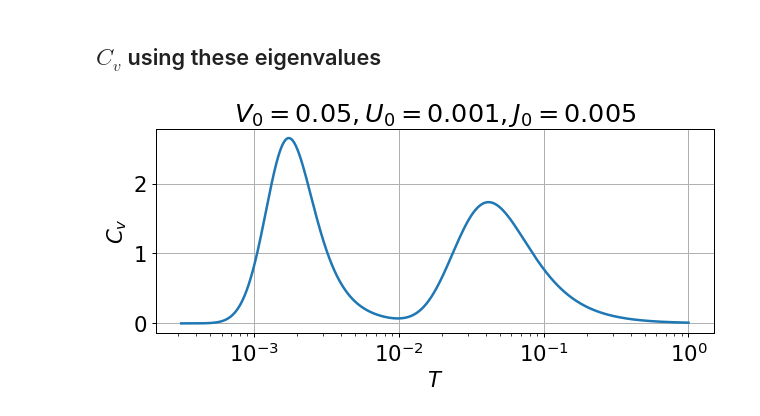
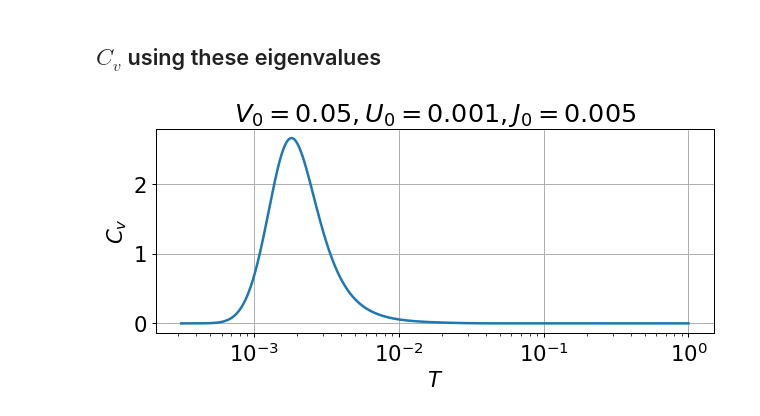
Before and after one commit to abhirup-m/Anderson-Impurity-Model-URG, a Jupyter notebook: reverse_RG/sp_heat.ipynb, the cells around one changed output. Drawn from its saved outputs; the diff is of its cells as text; code cells hidden in the pictures.

```diff
--- a/reverse_RG/sp_heat.ipynb
+++ b/reverse_RG/sp_heat.ipynb
@@ -307,7 +351,7 @@ Ek_0 = np.array([-0.1, 0, 0.1])
 
 # V = 0.1 # 0.01 # 0.001 # 0.019909015762077577
 # J = 0.01 # 0.015838964056748835
-U = 0
+U = 0.001
 K = 0
 V = 0.10964779709214094
 J = 0.008494938927938837
@@ -315,32 +359,38 @@ ed = -U/2
 H = kin_en(Ek_0, V, J, K, U)
 H += imp_energy(Ek_0, V, J, K, U)
 H += hyb(Ek_0, V, J, K, U)
 H += spin(Ek_0, V, J, K, U)
 H += charge(Ek_0, V, J, K, U)
 H = 0.5 * (H + H.dag())
 evals = H.eigenenergies()
+H_0 = kin_en(Ek_0, V, J, K, U)
+H_0 = 0.5 * (H_0 + H_0.dag())
+evals_0 = H_0.eigenenergies()
 Trange = 10**np.linspace(-3.5, 0, 10000, endpoint=True, dtype=float)
 Cv_imp = []
 Gamma = []
 for T in Trange:
     kB = 1
     beta = 1/(kB * T)
     Z = sum(np.exp(-evals * beta))
+    Z0 = sum(np.exp(-evals_0 * beta))
     # Zp = sum(evals * np.exp(-evals * beta))
     Cv = (sum(evals**2 * np.exp(-evals * beta)) / (Z * T**2) - (sum(evals * np.exp(-evals * beta)/(Z * T)))**2) / kB
-    Cv_0 = (sum(Ek_0**2 * np.exp(-Ek_0 * beta)) / (Z * T**2) - (sum(Ek_0 * np.exp(-Ek_0 * beta)/(Z * T)))**2) / kB
+    # Cv_0 = (sum(Ek_0**2 * np.exp(-Ek_0 * beta)) / (Z * T**2) - (sum(Ek_0 * np.exp(-Ek_0 * beta)/(Z * T)))**2) / kB
+    # Cv_0 = (sum(evals_0**2 * np.exp(-evals_0 * beta)) / (Z0 * T**2) - (sum(evals_0 * np.exp(-evals_0 * beta)/(Z0 * T)))**2) / kB
+    Cv_0 = (2/(kB*T**2))*sum(Ek_0**2 * np.exp(beta*Ek_0)/(1+np.exp(beta*Ek_0))**2)
     Cv_imp.append(Cv - Cv_0)
     Gamma.append(Cv_imp[-1]/T)
 # print ("V=",V,"J=",J)
 plt.plot(Trange, Cv_imp)
 plt.xlabel(r"$T$")
 plt.ylabel(r"$C_v$")
 plt.xscale("log")
 plt.title(r"$V_0 = {}, U_0 = {}, J_0 = {}$".format(0.05, 0.001, 0.005))
 # fig,ax = plt.subplots(1,2)
 # ax[0].plot(np.log10(Trange), Cv_imp)
 # ax[1].plot(np.log10(Trange), Gamma)
 plt.rcParams["figure.figsize"]= 8, 3
 plt.show()
 # %% [output]
-[figure, old version]
+[figure, new version]
```
Also changed, not shown: parts of 3 cells of this notebook, 10 other files.
